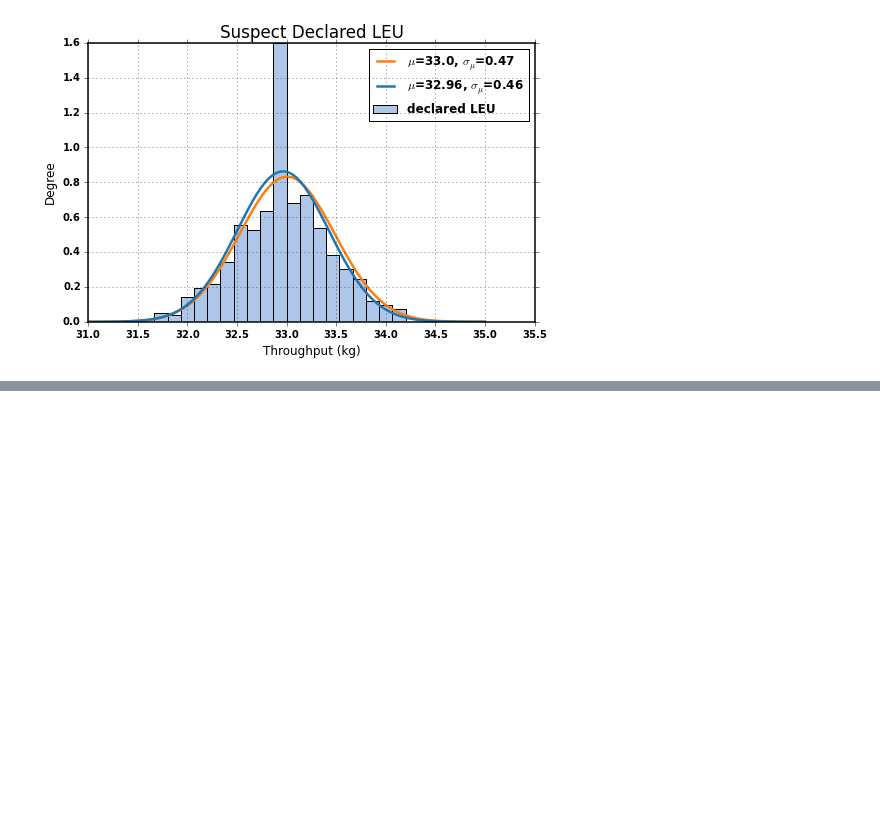
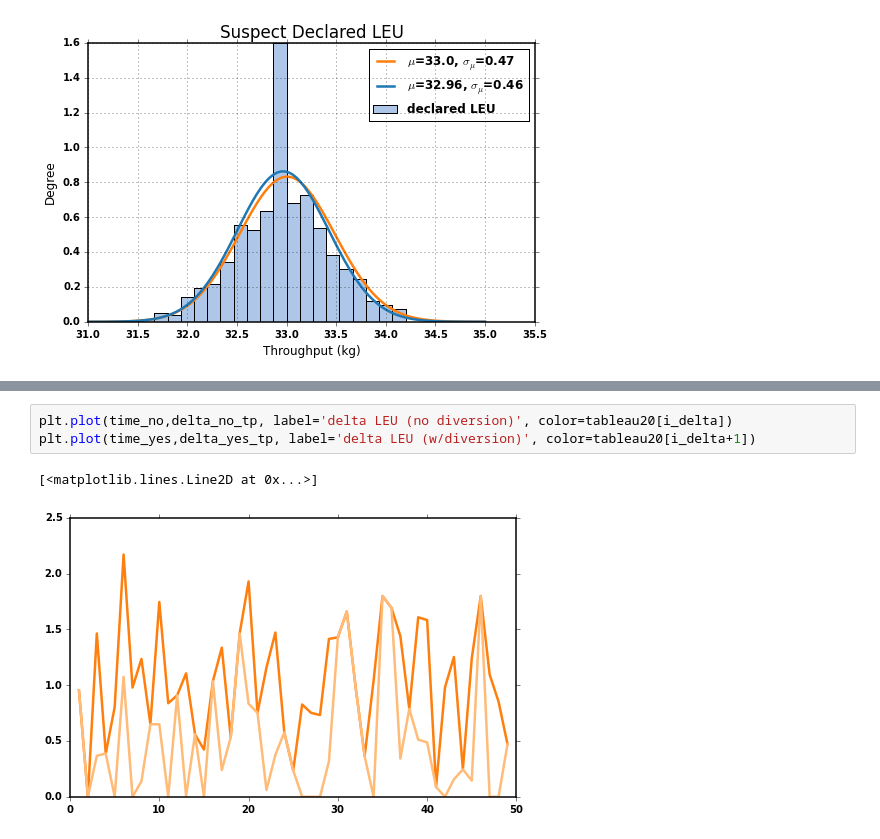
Before and after one commit to bam241/cvt_analysis, a Jupyter notebook: test_cyan.ipynb, the cells around one changed output, grey strips where cells are left out. Saved outputs shown, nothing was run; the diff lists cells and outputs as text; blank space fills up the shorter version.

```diff
--- a/test_cyan.ipynb
+++ b/test_cyan.ipynb
@@ -248,0 +280,6 @@ else:
+# %%
+plt.plot(time_no,delta_no_tp, label='delta LEU (no diversion)', color=tableau20[i_delta])
+plt.plot(time_yes,delta_yes_tp, label='delta LEU (w/diversion)', color=tableau20[i_delta+1])
+# %% [output]
+[<matplotlib.lines.Line2D at 0x...>]
+[figure, added]
```
Also changed, not shown: parts of 8 cells of this notebook, 10 other files.
